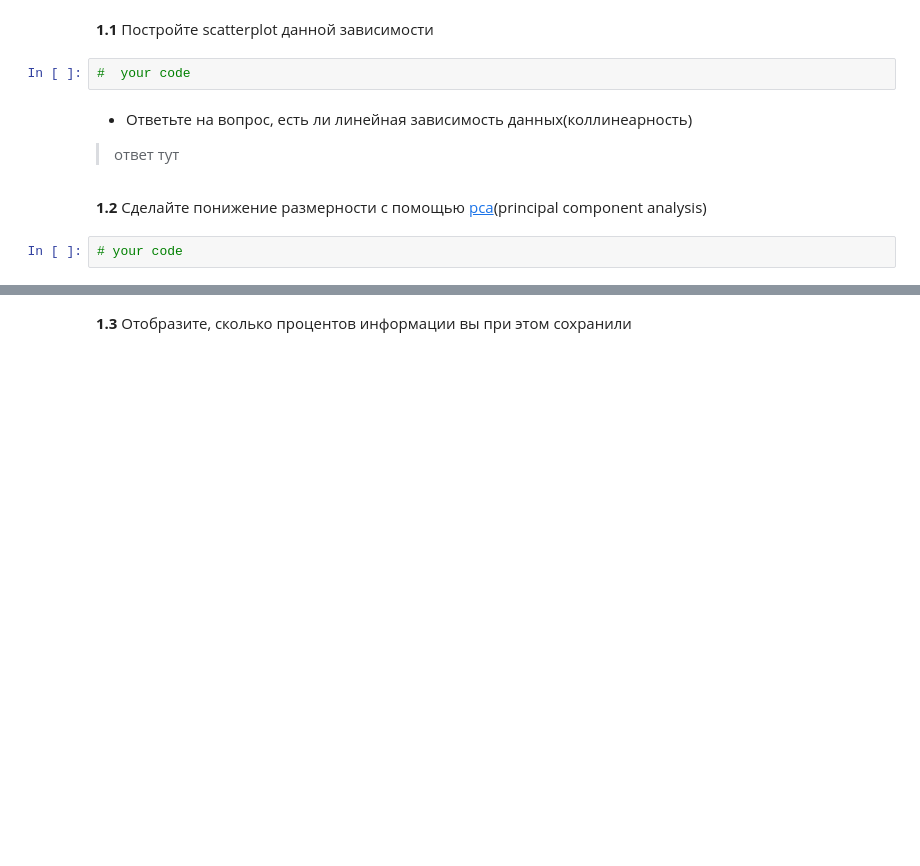
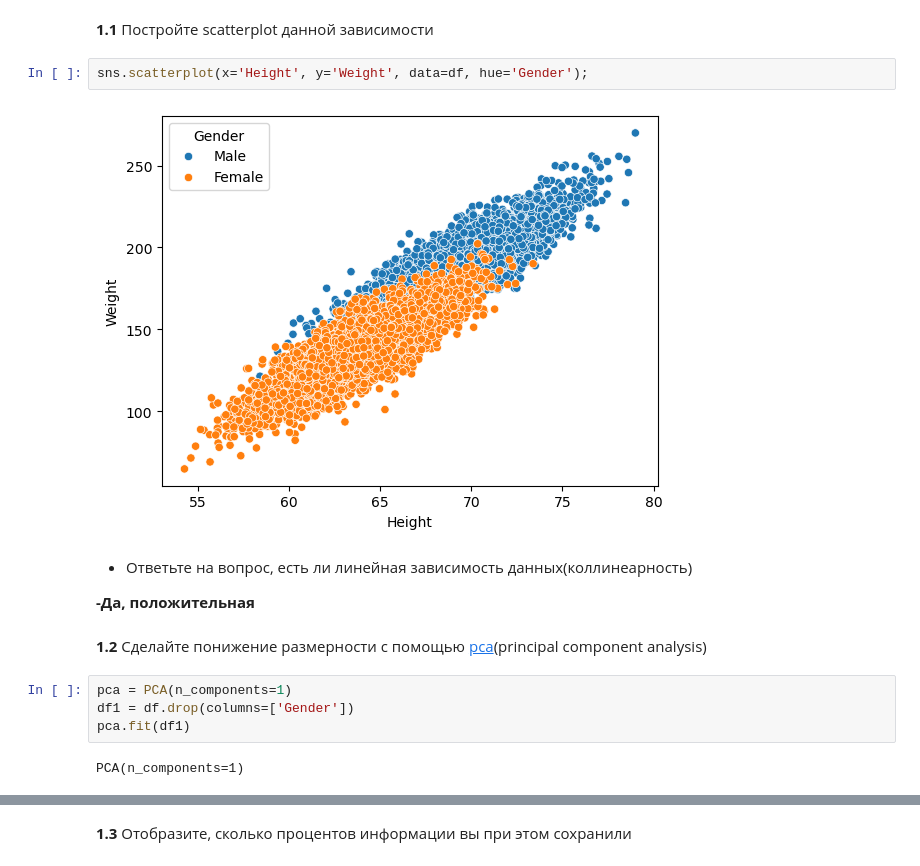
Before and after one commit to S2pacAV/05-math, a Jupyter notebook: 05-02-task.ipynb, the cells around one changed output, grey strips where cells are left out. Drawn from its saved outputs; the diff is of its cells as text; blank space fills up the shorter version.

```diff
--- a/05-02-task.ipynb
+++ b/05-02-task.ipynb
@@ -21,12 +33,18 @@ df = pd.read_csv('aux/weight-height.csv')
 # %% [markdown]
 __1.1__ Постройте scatterplot данной зависимости
-# %%
-#  your code
+# %%
+sns.scatterplot(x='Height', y='Weight', data=df, hue='Gender');
+# %% [output]
+[figure, added]
 # %% [markdown]
 * Ответьте на вопрос, есть ли линейная зависимость данных(коллинеарность)
 
-> ответ тут
+**-Да, положительная**
 # %% [markdown]
 __1.2__ Сделайте понижение размерности с помощью [pca](https://scikit-learn.org/stable/modules/generated/sklearn.decomposition.PCA.html)(principal component analysis)
-# %%
-# your code
+# %%
+pca = PCA(n_components=1)
+df1 = df.drop(columns=['Gender'])
+pca.fit(df1)
+# %% [output]
+PCA(n_components=1)
```
Also changed, not shown: parts of 28 cells of this notebook, 4 other files.
